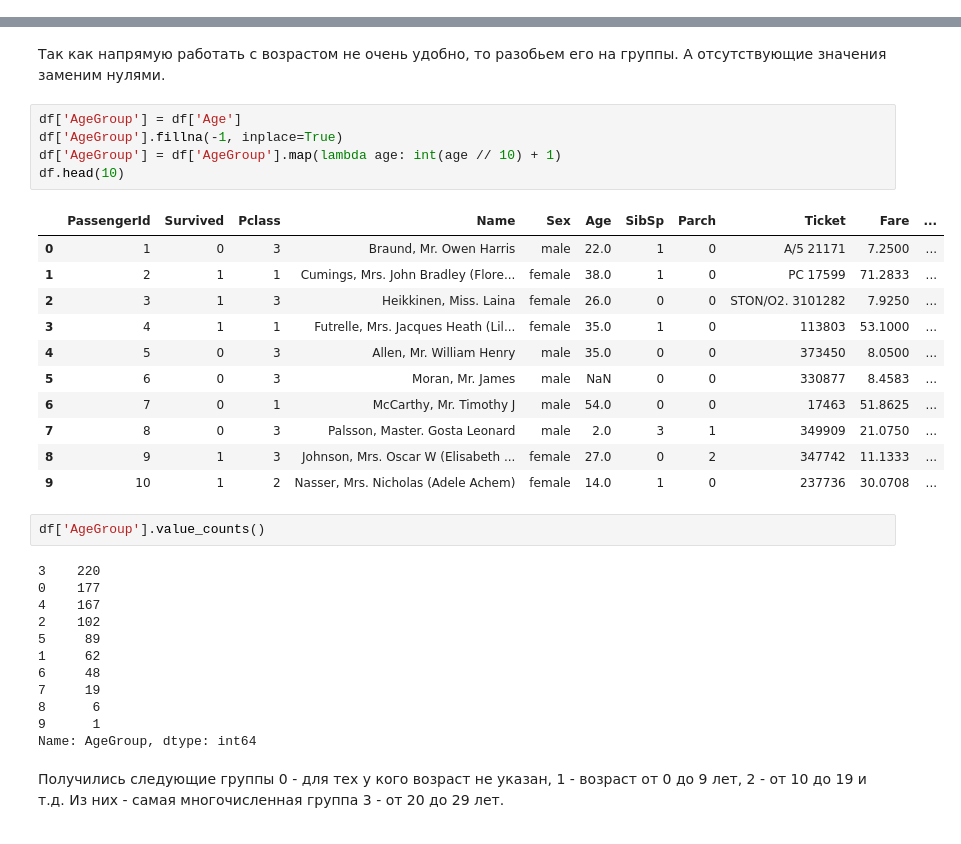
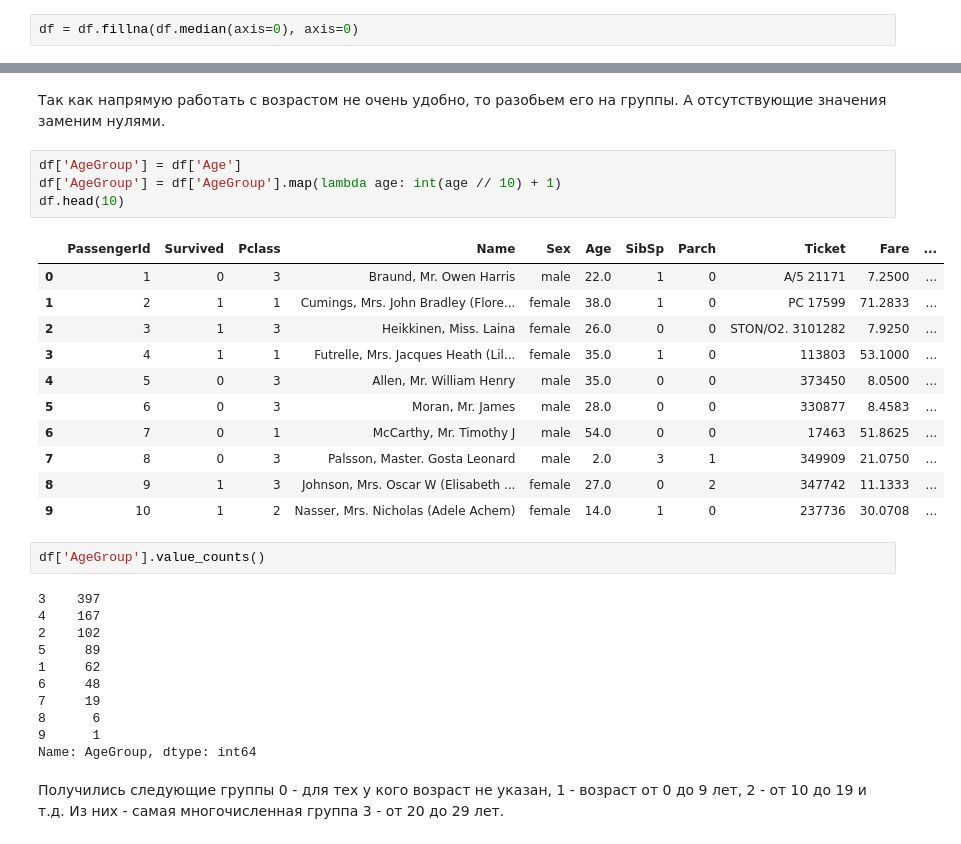
Before and after one commit to AndrewLrrr/otus-big-data, a Jupyter notebook: hw5/Titanic.ipynb, the cells around one changed output, grey strips where cells are left out. Drawn from its saved outputs; the diff is of its cells as text.

```diff
--- a/hw5/Titanic.ipynb
+++ b/hw5/Titanic.ipynb
@@ -117,3 +119,5 @@ df.head(10)
+# %%
+df = df.fillna(df.median(axis=0), axis=0)
 # %% [markdown]
 #### Для начала посмотрим распреденение погибших и выживших:
 # %%
@@ -278,17 +282,16 @@ df['Age'].mean()
 Так как напрямую работать с возрастом не очень удобно, то разобьем его на группы. А отсутствующие значения заменим нулями.
 # %%
 df['AgeGroup'] = df['Age']
-df['AgeGroup'].fillna(-1, inplace=True)
 df['AgeGroup'] = df['AgeGroup'].map(lambda age: int(age // 10) + 1)
 df.head(10)
 # %% [output]
 |  | PassengerId | Survived | Pclass | Name | Sex | Age | SibSp | Parch | Ticket | Fare | ... |
 | 0 | 1 | 0 | 3 | Braund, Mr. Owen Harris | male | 22.0 | 1 | 0 | A/5 21171 | 7.2500 | ... |
 | 1 | 2 | 1 | 1 | Cumings, Mrs. John Bradley (Flore... | female | 38.0 | 1 | 0 | PC 17599 | 71.2833 | ... |
 | 2 | 3 | 1 | 3 | Heikkinen, Miss. Laina | female | 26.0 | 0 | 0 | STON/O2. 3101282 | 7.9250 | ... |
 | 3 | 4 | 1 | 1 | Futrelle, Mrs. Jacques Heath (Lil... | female | 35.0 | 1 | 0 | 113803 | 53.1000 | ... |
 | 4 | 5 | 0 | 3 | Allen, Mr. William Henry | male | 35.0 | 0 | 0 | 373450 | 8.0500 | ... |
-| 5 | 6 | 0 | 3 | Moran, Mr. James | male | NaN | 0 | 0 | 330877 | 8.4583 | ... |
+| 5 | 6 | 0 | 3 | Moran, Mr. James | male | 28.0 | 0 | 0 | 330877 | 8.4583 | ... |
 | 6 | 7 | 0 | 1 | McCarthy, Mr. Timothy J | male | 54.0 | 0 | 0 | 17463 | 51.8625 | ... |
 | 7 | 8 | 0 | 3 | Palsson, Master. Gosta Leonard | male | 2.0 | 3 | 1 | 349909 | 21.0750 | ... |
 | 8 | 9 | 1 | 3 | Johnson, Mrs. Oscar W (Elisabeth ... | female | 27.0 | 0 | 2 | 347742 | 11.1333 | ... |
@@ -296,8 +299,7 @@ df.head(10)
 # %%
 df['AgeGroup'].value_counts()
 # %% [output]
-3    220
-0    177
+3    397
 4    167
 2    102
 5     89
```
Also changed, not shown: parts of 39 cells of this notebook, 3 other files.
